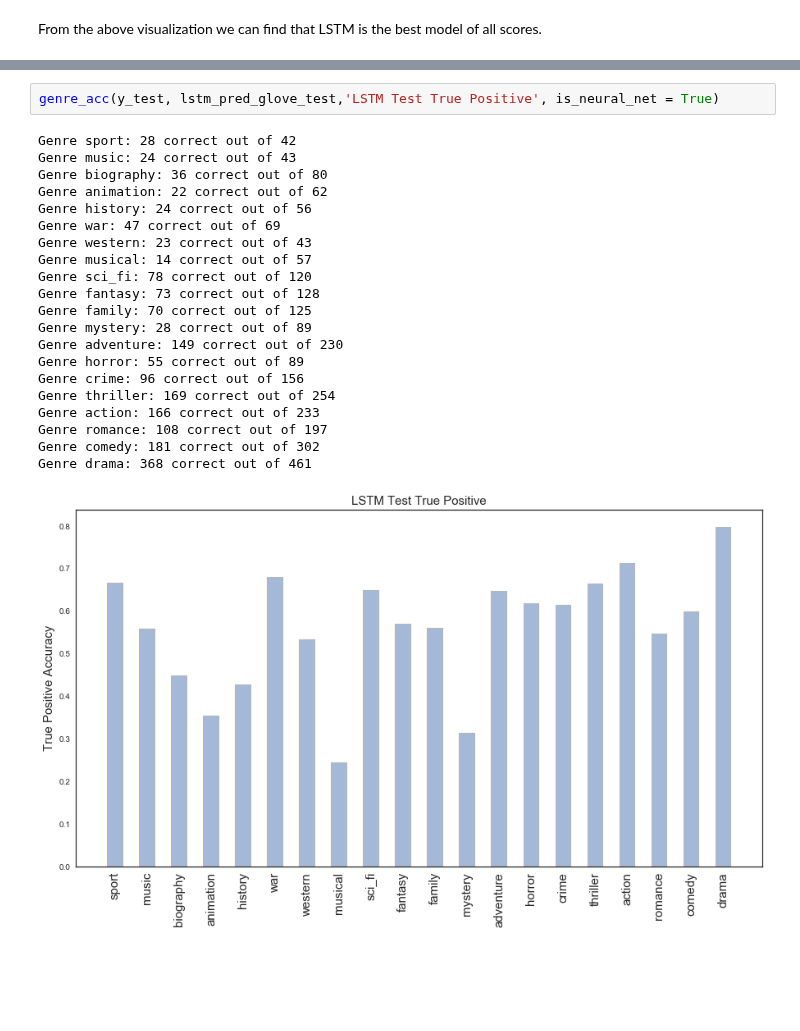
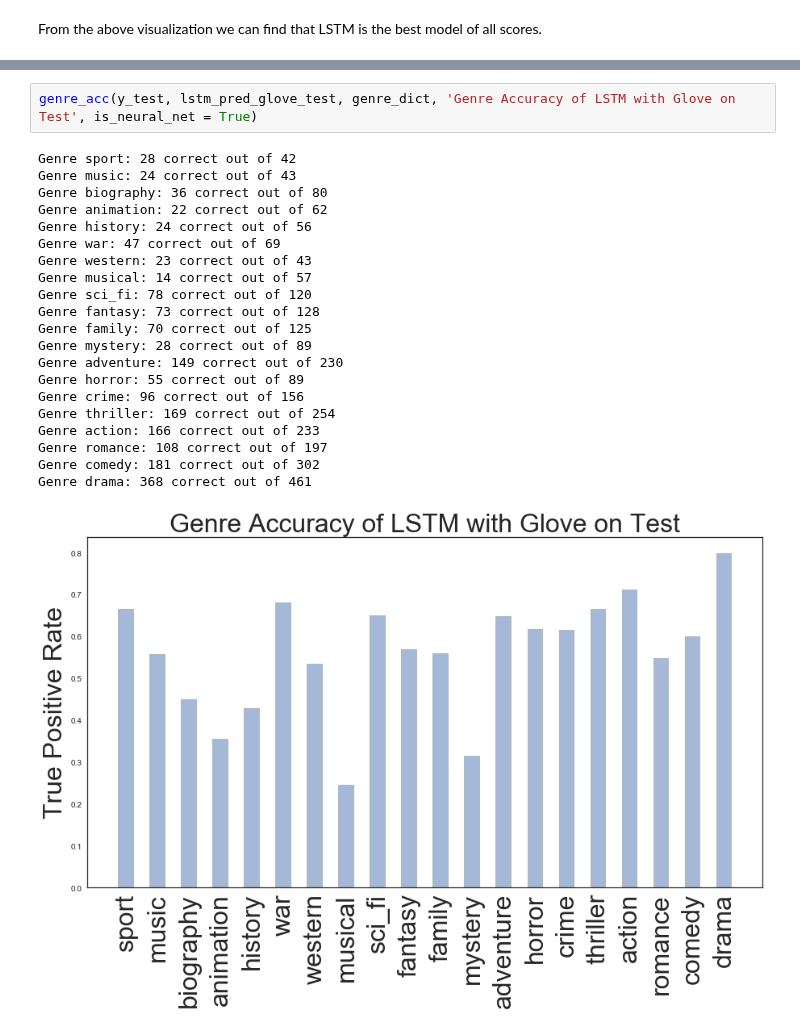
Before and after one commit to BoyuanSun930/cs209b-g6-movie, a Jupyter notebook: Glove.ipynb, the cells around one changed output, grey strips where cells are left out. Cells and saved outputs as stored; diff of their text form; blank space fills up the shorter version.

```diff
--- a/Glove.ipynb
+++ b/Glove.ipynb
@@ -732,24 +737,24 @@ Genre drama: 1659 correct out of 1868
 # %%
-genre_acc(y_test, lstm_pred_glove_test,'LSTM Test True Positive', is_neural_net = True)
+genre_acc(y_test, lstm_pred_glove_test, genre_dict, 'Genre Accuracy of LSTM with Glove on Test', is_neural_net = True)
 # %% [output]
 Genre sport: 28 correct out of 42
 Genre music: 24 correct out of 43
 Genre biography: 36 correct out of 80
 Genre animation: 22 correct out of 62
 Genre history: 24 correct out of 56
 Genre war: 47 correct out of 69
 Genre western: 23 correct out of 43
 Genre musical: 14 correct out of 57
 Genre sci_fi: 78 correct out of 120
 Genre fantasy: 73 correct out of 128
 Genre family: 70 correct out of 125
 Genre mystery: 28 correct out of 89
 Genre adventure: 149 correct out of 230
 Genre horror: 55 correct out of 89
 Genre crime: 96 correct out of 156
 Genre thriller: 169 correct out of 254
 Genre action: 166 correct out of 233
 Genre romance: 108 correct out of 197
 Genre comedy: 181 correct out of 302
 Genre drama: 368 correct out of 461
-[figure, old version]
+[figure, new version]
```
Also changed, not shown: parts of 7 cells of this notebook.
